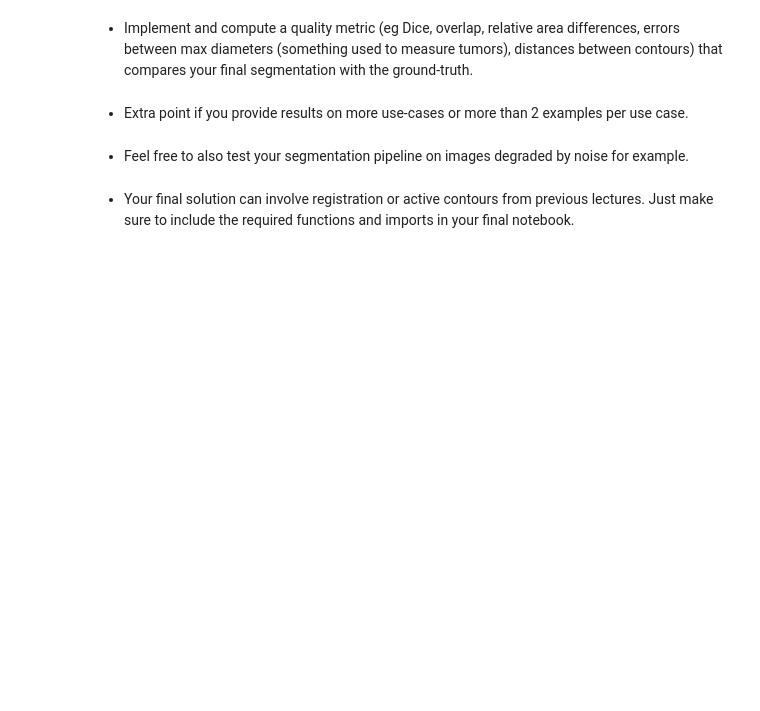
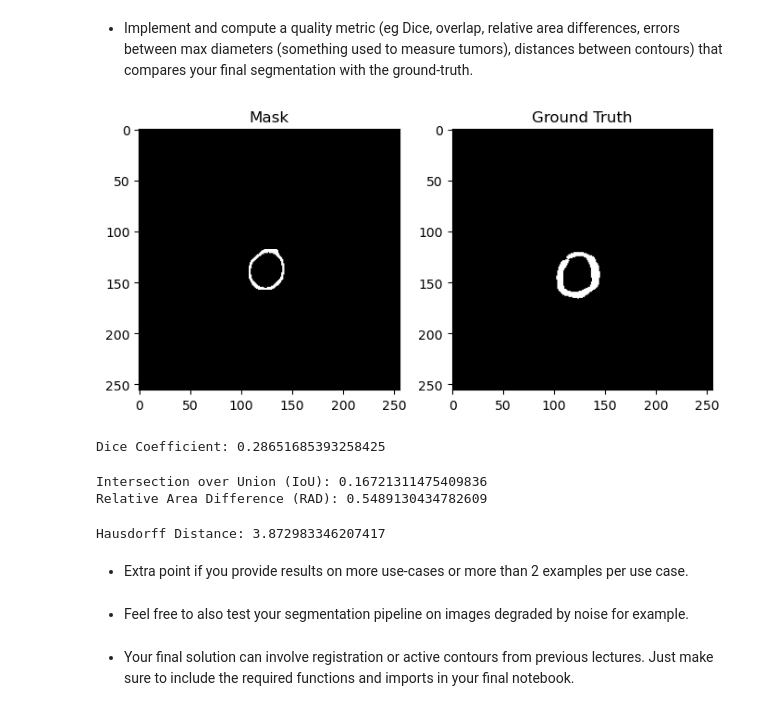
Before and after one commit to dftorresro/IMA204---TP3-Medical-Segmentation, a Jupyter notebook: TP_seg_MEDIMA_204_STUDENTS.ipynb, the cells around one changed output. Cells and saved outputs as stored; diff of their text form; code cells hidden in the pictures; blank space fills up the shorter version.

```diff
--- a/TP_seg_MEDIMA_204_STUDENTS.ipynb
+++ b/TP_seg_MEDIMA_204_STUDENTS.ipynb
@@ -801,5 +782,70 @@ plt.show()
 # %% [markdown]
 * Implement and compute a quality metric (eg Dice, overlap, relative area differences, errors between max diameters (something used to measure tumors), distances between contours) that compares your final segmentation with the ground-truth.
+# %%
+# Setting back the mask dimentions to the original size
+mask = np.zeros_like(data[:, :,ind_1, t_frame])
+ls[0] = (ls[0] != 0)
+mask[int(center - crop_size/2) : int(center + crop_size/2),
+     int(center - crop_size/2) : int(center + crop_size/2)] = ls[0]
+
+# Plotting the mask and Seg_cardiac_ex
+fig, axes = plt.subplots(1, 2, figsize=(8, 8))
+ax = axes.ravel()
+
+ax[0].imshow(mask, cmap='gray')
+ax[0].set_title('Mask')
+ax[1].imshow(Seg_cardiac_ex, cmap='gray')
+ax[1].set_title('Ground Truth')
+plt.show()
+# %% [output]
+[figure, added]
+# %%
+intersection = np.logical_and(mask, Seg_cardiac_ex)
+dice_coefficient = 2. * intersection.sum() / (mask.sum() + Seg_cardiac_ex.sum())
+
+print("Dice Coefficient:", dice_coefficient)
+# %% [output]
+Dice Coefficient: 0.28651685393258425
+# %%
+import numpy as np
+
+def calculate_iou(predicted_mask, ground_truth_mask):
+    intersection = np.logical_and(predicted_mask, ground_truth_mask)
+    union = np.logical_or(predicted_mask, ground_truth_mask)
+    iou = np.sum(intersection) / np.sum(union)
+    return iou
+
+def calculate_rad(predicted_mask, ground_truth_mask):
+    rad = np.abs(np.sum(predicted_mask) - np.sum(ground_truth_mask)) / np.sum(ground_truth_mask)
+    return rad
+
+# Example usage:
+# Assuming 'predicted_mask' and 'ground_truth_mask' are numpy arrays of the same shape with binary values
+iou = calculate_iou(mask, Seg_cardiac_ex)
+rad = calculate_rad(mask, Seg_cardiac_ex)
+
+print("Intersection over Union (IoU):", iou)
+print("Relative Area Difference (RAD):", rad)
+# %% [output]
+Intersection over Union (IoU): 0.16721311475409836
+Relative Area Difference (RAD): 0.5489130434782609
+# %%
+from scipy.spatial.distance import directed_hausdorff
+import numpy as np
+
+def hausdorff_distance(u, v):
+    return max(directed_hausdorff(u, v)[0], directed_hausdorff(v, u)[0])
+
+# Example usage:
+# Assuming 'contour1' and 'contour2' are numpy arrays with the coordinates of the contour points
+# Each should be of the shape (N, 2) where N is the number of points in the contour
+# and the 2 corresponds to the x and y coordinates.
+
+hausdorff_dist = hausdorff_distance(mask, Seg_cardiac_ex)
+
+print("Hausdorff Distance:", hausdorff_dist)
+# %% [output]
+Hausdorff Distance: 3.872983346207417
 # %% [markdown]
 * Extra point if you provide results on more use-cases or more than 2 examples per use case. <br>
 # %% [markdown]
```
Also changed, not shown: parts of 7 cells of this notebook.
